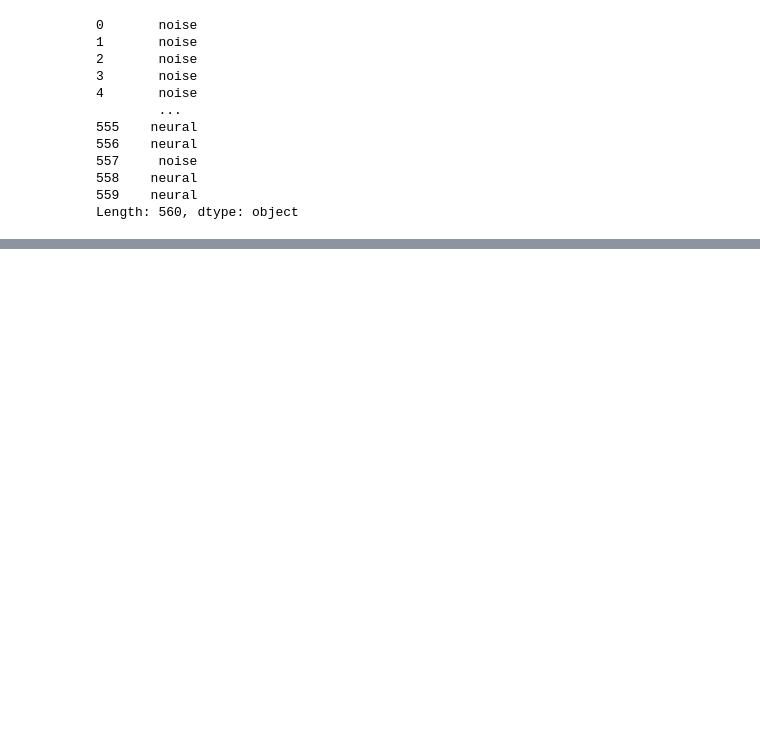
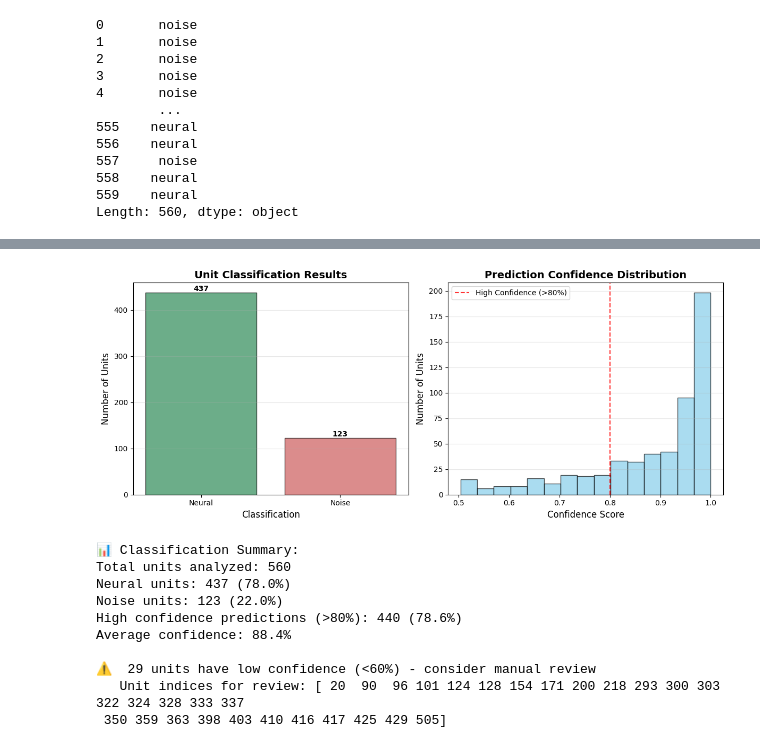
Before and after one commit to anoushkajain/UnitRefine, a Jupyter notebook: UnitRefine/tutorial/apply_model/model_based_curation_tutorial_using_metrics_files.ipynb, the cells around one changed output, grey strips where cells are left out. Saved outputs shown, nothing was run; the diff lists cells and outputs as text; code cells hidden in the pictures; blank space fills up the shorter version.

```diff
--- a/UnitRefine/tutorial/apply_model/model_based_curation_tutorial_using_metrics_files.ipynb
+++ b/UnitRefine/tutorial/apply_model/model_based_curation_tutorial_using_metrics_files.ipynb
@@ -76,0 +146,66 @@ Length: 560, dtype: object
+# %%
+# Create a simple visualization of the classification results
+fig, (ax1, ax2) = plt.subplots(1, 2, figsize=(12, 5))
+
+# Convert predictions to readable labels
+pred_labels = pd.Series(classifier_preds).map({1: 'Noise', 0: 'Neural'})
+label_counts = pred_labels.value_counts()
+
+# Plot 1: Classification Results Distribution
+colors = ['#2E8B57', '#CD5C5C']  # Green for Neural, Red for Noise
+bars = ax1.bar(label_counts.index, label_counts.values, color=colors, alpha=0.7, edgecolor='black')
+ax1.set_title('Unit Classification Results', fontsize=14, fontweight='bold')
+ax1.set_xlabel('Classification', fontsize=12)
+ax1.set_ylabel('Number of Units', fontsize=12)
+ax1.grid(axis='y', alpha=0.3)
+
+# Add value labels on bars
+for bar in bars:
+    height = bar.get_height()
+    ax1.text(bar.get_x() + bar.get_width()/2., height + 0.1,
+             f'{int(height)}', ha='center', va='bottom', fontweight='bold')
+
+# Plot 2: Prediction Confidence Distribution
+max_confidences = np.max(classifier_probabs, axis=1)
+ax2.hist(max_confidences, bins=15, color='skyblue', alpha=0.7, edgecolor='black')
+ax2.axvline(x=0.8, color='red', linestyle='--', alpha=0.8, label='High Confidence (>80%)')
+ax2.set_title('Prediction Confidence Distribution', fontsize=14, fontweight='bold')
+ax2.set_xlabel('Confidence Score', fontsize=12)
+ax2.set_ylabel('Number of Units', fontsize=12)
+ax2.legend()
+ax2.grid(axis='y', alpha=0.3)
+
+plt.tight_layout()
+plt.show()
+
+# Print summary statistics
+total_units = len(classifier_preds)
+neural_units = (classifier_preds == 0).sum()
+noise_units = (classifier_preds == 1).sum()
+high_confidence_units = (max_confidences > 0.8).sum()
+
+print(f"\n📊 Classification Summary:")
+print(f"Total units analyzed: {total_units}")
+print(f"Neural units: {neural_units} ({neural_units/total_units:.1%})")
+print(f"Noise units: {noise_units} ({noise_units/total_units:.1%})")
+print(f"High confidence predictions (>80%): {high_confidence_units} ({high_confidence_units/total_units:.1%})")
+print(f"Average confidence: {max_confidences.mean():.1%}")
+
+# Identify units requiring manual review (low confidence)
+low_confidence_threshold = 0.6
+low_confidence_units = max_confidences < low_confidence_threshold
+if low_confidence_units.sum() > 0:
+    print(f"\n⚠️  {low_confidence_units.sum()} units have low confidence (<60%) - consider manual review")
+    print(f"   Unit indices for review: {np.where(low_confidence_units)[0]}")
+# %% [output]
+[figure, added]
+📊 Classification Summary:
+Total units analyzed: 560
+Neural units: 437 (78.0%)
+Noise units: 123 (22.0%)
+High confidence predictions (>80%): 440 (78.6%)
+Average confidence: 88.4%
+
+⚠️  29 units have low confidence (<60%) - consider manual review
+   Unit indices for review: [ 20  90  96 101 124 128 154 171 200 218 293 300 303 322 324 328 333 337
+ 350 359 363 398 403 410 416 417 425 429 505]
```
Also changed, not shown: parts of 10 cells of this notebook, 3 other files.
